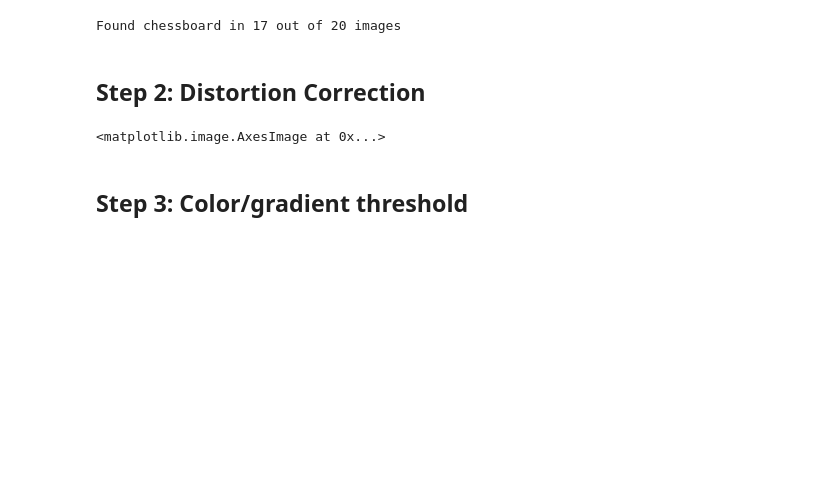
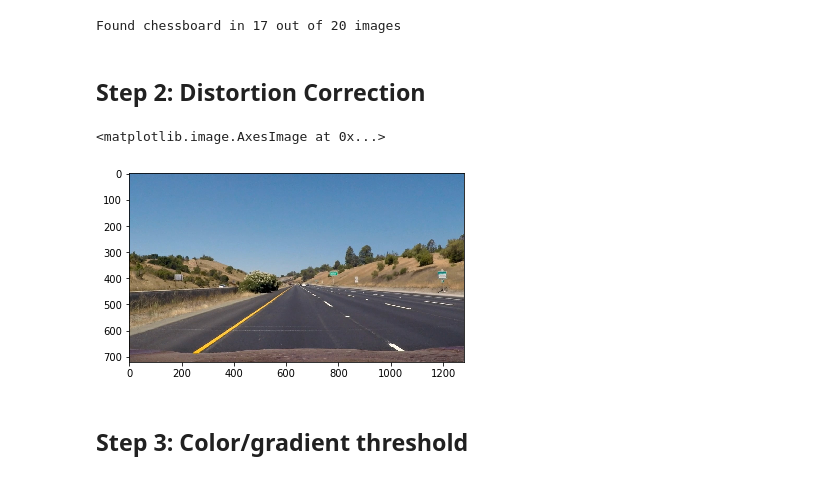
Before and after one commit to ignaden/CarND-Advanced-Lane-Lines, a Jupyter notebook: AdvancedLanes.ipynb, the cells around one changed output. Drawn from its saved outputs; the diff is of its cells as text; code cells hidden in the pictures; blank space fills up the shorter version.

```diff
--- a/AdvancedLanes.ipynb
+++ b/AdvancedLanes.ipynb
@@ -102,12 +111,13 @@ def transform(img):
     return cv2.warpPerspective(img, M, (int(width), int(height)), flags=cv2.INTER_LINEAR), M, Minv
 # %%
 # Let's make sure we know what we're doing here.
-img1 = mpimg.imread('test_images/straight_lines2.jpg')
+img1 = mpimg.imread('test_images/straight_lines1.jpg')
 fimg = transform(undistort_img(img1))
 plt.imshow(img1)
-plt.imshow(fimg)
+#plt.imshow(fimg)
 # %% [output]
 <matplotlib.image.AxesImage at 0x...>
+[figure, added]
 # %% [markdown]
 ## Step 3: Color/gradient threshold
 # %%
```
Also changed, not shown: parts of 6 cells of this notebook.
